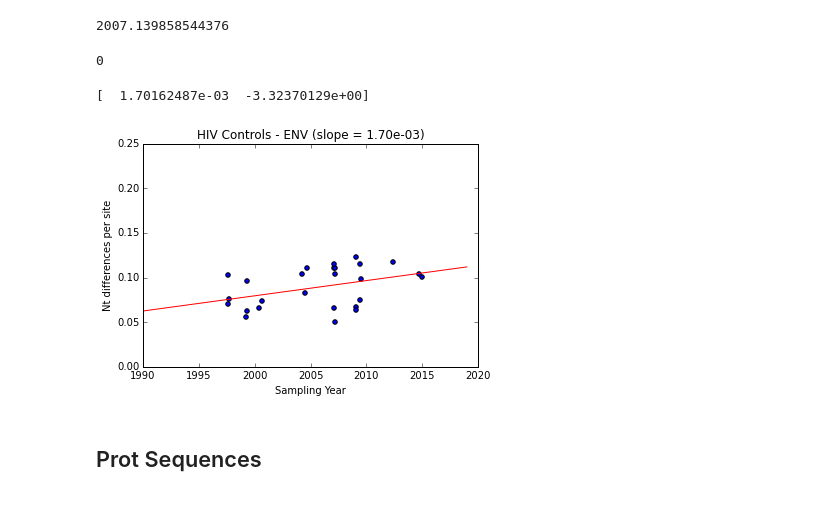
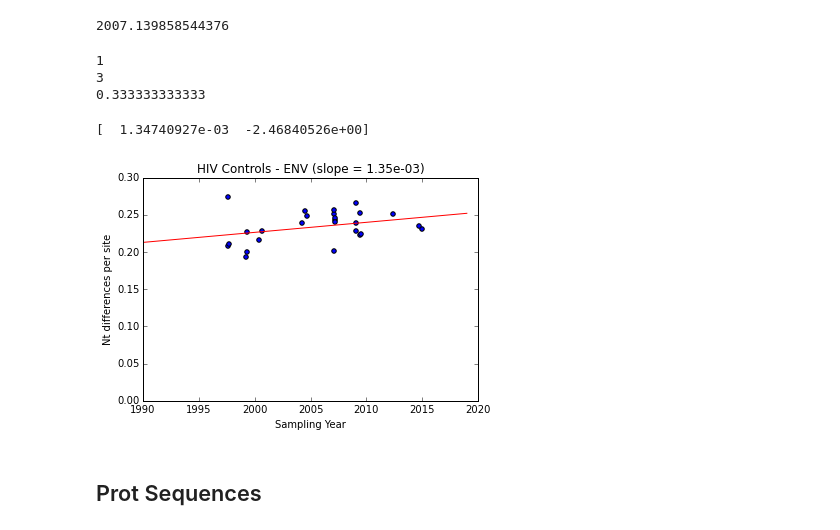
Before and after one commit to blab/roka, a Jupyter notebook: HIV_data/control_only/NtDiff_Dates_RokaControls.ipynb, the cells around one changed output. Cells and saved outputs as stored; diff of their text form; code cells hidden in the pictures.

Commit message:
update raw nt diff ipython notebook with fixed denominator count

```diff
--- a/HIV_data/control_only/NtDiff_Dates_RokaControls.ipynb
+++ b/HIV_data/control_only/NtDiff_Dates_RokaControls.ipynb
@@ -40,9 +40,14 @@ env_infile.close()
 for key in env_seq_dict.keys():
     env_ntdiff_dict[key]['seq'] = env_seq_dict[key].seq.upper()
 # %%
-def count_nt_diffs(reference,seq):
+#function to define the number of nt differences between a comparator sequence and a reference seq
+#gaps and ambiguous bases are considered missing information, and therefore do not count as nt differences
+#reference and comparator are strings of nt sequence (eg 'ACCTTGGG')
+def count_nt_diffs(reference,comparator):
     counter = 0
-    for (a,b) in zip(reference,seq):
+    reference = reference.upper()
+    comparator = comparator.upper()
+    for (a,b) in zip(reference,comparator):
         if a == b:
             counter += 0
         elif a == '-':
@@ -53,15 +58,36 @@ def count_nt_diffs(reference,seq):
             if a != b:
                 counter += 1
     return counter
-# %%
-#TEST NT Counter Function
-seq1 = 'AAATTTMGR-'
-seq2 = 'AAAYRMRXXX'
-
-trial_count = count_nt_diffs(seq1, seq2)
-print trial_count
-# %% [output]
-0
+# %%
+#function to determine the informative sequence length, ie sequence length excluding gaps and ambiguous bases
+#this is the denominator that we need to use to determine the number of nt differences per site.
+#as above, reference and comparator are strings of nt sequence
+def count_informative_length(reference,comparator):
+    length = 0
+    reference = reference.upper()
+    comparator = comparator.upper()
+    for (a,b) in zip(reference,comparator):
+        if a in ['A','C','G','T'] and b in ['A','C','G','T']:
+            length += 1
+    return length
+# %%
+#Test difference and length counter functions
+#with the test sequences below there should only be 3 informative sites, and 1 nt difference
+seq1 = 'AaA--T'
+seq2 = 'AaGaA-'
+
+trial_count = count_nt_diffs(seq1, seq2)
+trial_length = count_informative_length(seq1,seq2)
+
+print trial_count
+print trial_length
+print float(trial_count)/float(trial_length)
+
+#Sweet, appears to work the way I want it to
+# %% [output]
+1
+3
+0.333333333333
 # %%
 env_reference_seq = env_ntdiff_dict['H0725135|1997-07-25|env']['seq']
 #print len(env_ntdiff_dict['H0725135|1997-07-25|env']['seq'])
@@ -72,8 +98,10 @@ for key in env_ntdiff_dict.keys():
     else:
         comp_seq = env_ntdiff_dict[key]['seq']
         nt_diffs = count_nt_diffs(env_reference_seq, comp_seq)
+        informative_length = count_informative_length(env_reference_seq, comp_seq)
+
         env_ntdiff_dict[key]['nt_diffs'] = nt_diffs
-        nt_diff_per_site = (float(nt_diffs)/float(len(comp_seq)))
+        nt_diff_per_site = (float(nt_diffs)/float(informative_length))
         env_ntdiff_dict[key]['diff_per_site'] = nt_diff_per_site
 # %%
 env_dates_list = []
@@ -87,23 +115,23 @@ for key in env_ntdiff_dict.keys():
 # %%
 env_linear_line_fit = np.polyfit(env_dates_list, env_nt_diffs_list, deg=1)#1-degree ploynomial is a linear line
 print env_linear_line_fit
 #returns a list where [0] is slope and [1] is the y-intercept
 
 fig, ax = plt.subplots()
 plotting_years = range(1990,2020)
 
 ax.plot(plotting_years, (env_linear_line_fit[0] * np.array(plotting_years) + env_linear_line_fit[1]), color='red')
 ax.scatter(env_dates_list, env_nt_diffs_list)
-ax.axis([1990,2020,0,0.25])
+ax.axis([1990,2020,0,0.3])
 plt.xlabel("Sampling Year")
 plt.ylabel("Nt differences per site")
-plt.title('HIV Controls - ENV (slope = 1.70e-03)')
+plt.title('HIV Controls - ENV (slope = 1.35e-03)')
 
-plt.savefig("ENV_clockplot.pdf")
-plt.savefig("ENV_clockplot.png")
+plt.savefig("Env_clockplot_H0725135_OUT.pdf")
+plt.savefig("Env_clockplot_H0725135_OUT.png")
 # %% [output]
-[  1.70162487e-03  -3.32370129e+00]
+[  1.34740927e-03  -2.46840526e+00]
-[figure, old version]
+[figure, new version]
 # %% [markdown]
 ## Prot Sequences
 # %%
```
Also changed, not shown: parts of 7 cells of this notebook.
